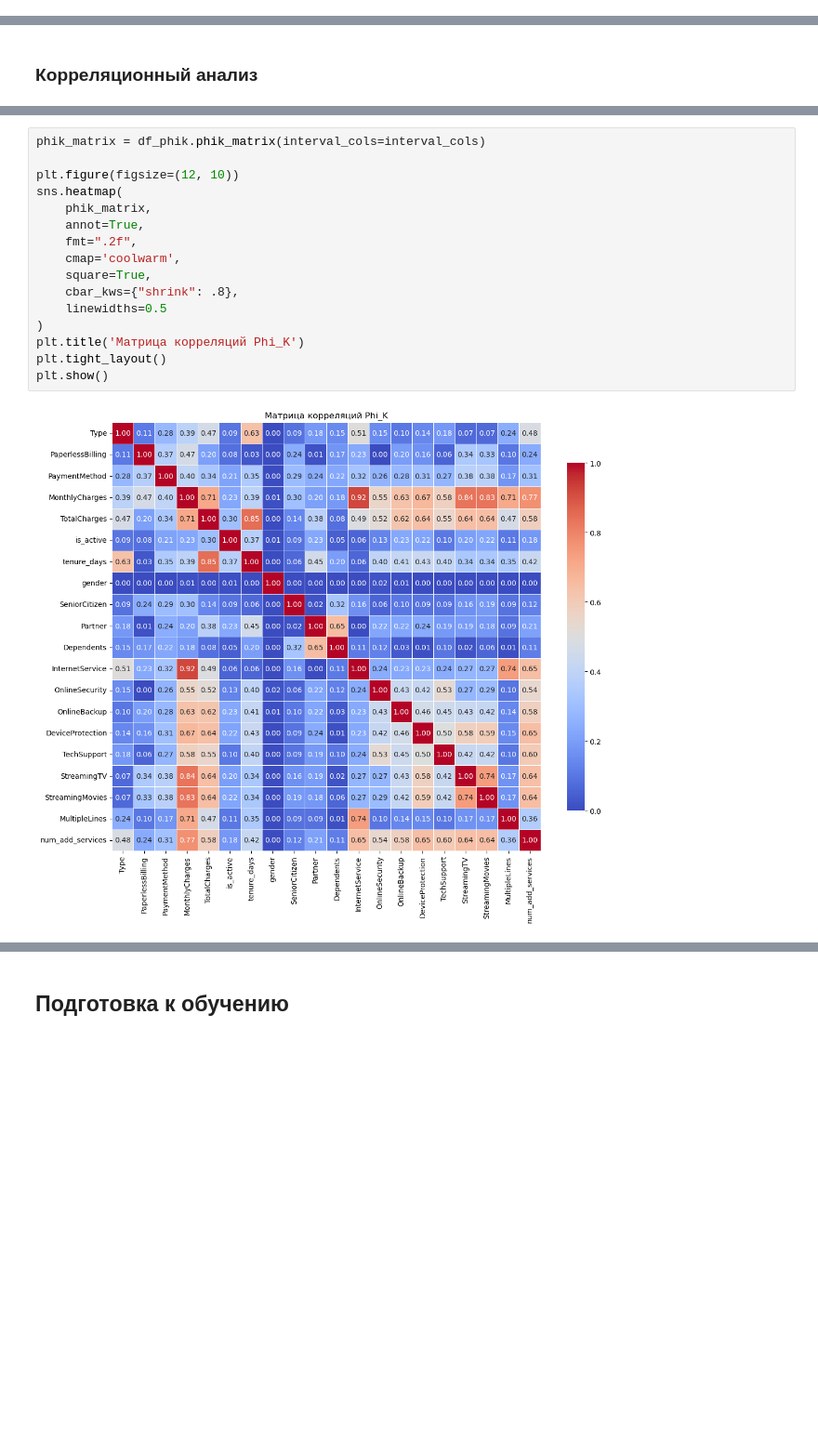
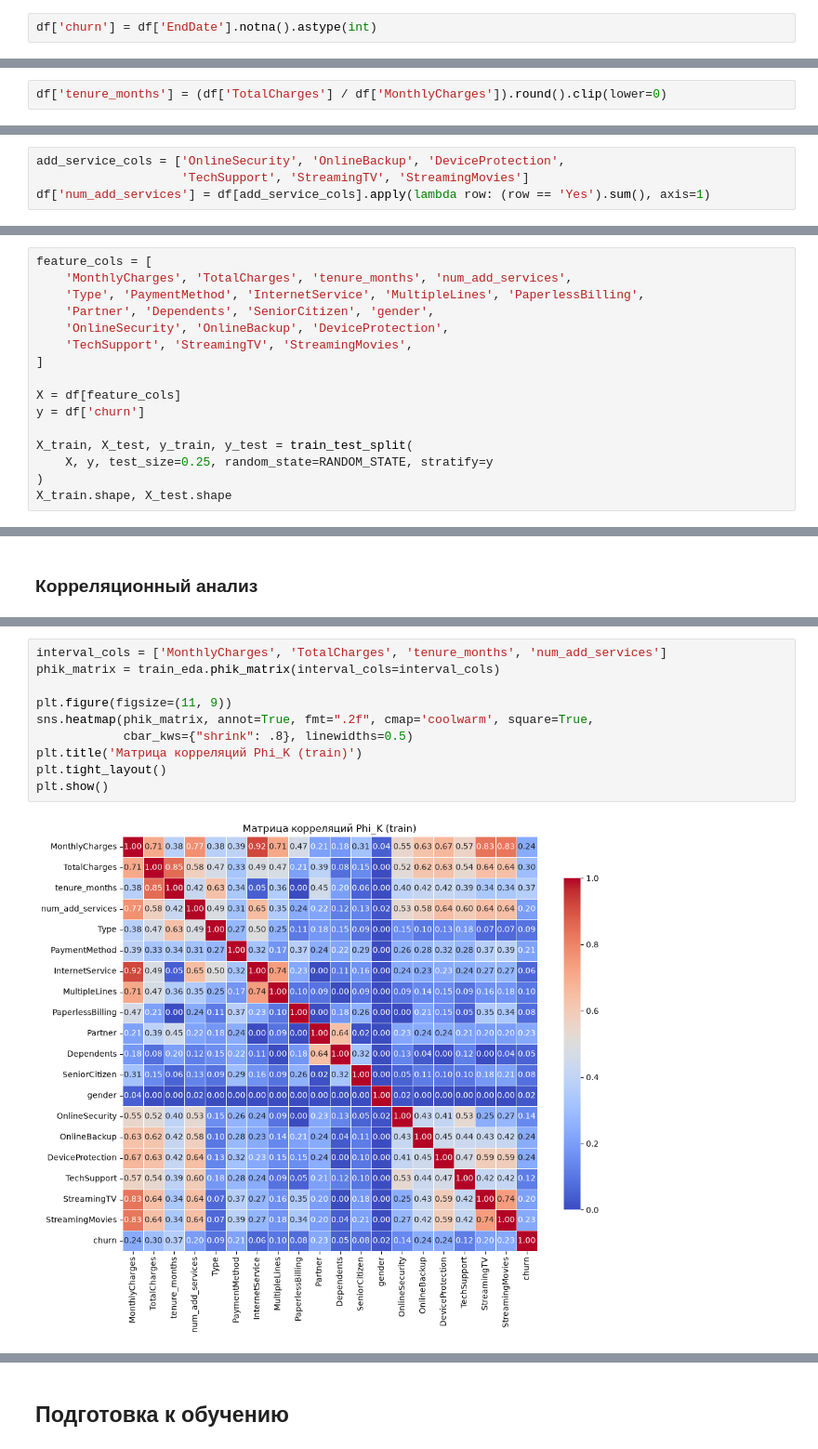
Before and after one commit to yapochinyu/portfolio, a Jupyter notebook: telecom-churn-prediction/analysis.ipynb, the cells around one changed output, grey strips where cells are left out. Shown at 93% size. Saved outputs shown, nothing was run; the diff lists cells and outputs as text; blank space fills up the shorter version.

```diff
--- a/telecom-churn-prediction/analysis.ipynb
+++ b/telecom-churn-prediction/analysis.ipynb
@@ -418,0 +387,2 @@ np.int64(0)
+# %%
+df['churn'] = df['EndDate'].notna().astype(int)
@@ -418,0 +409,2 @@ np.int64(0)
+# %%
+df['tenure_months'] = (df['TotalCharges'] / df['MonthlyCharges']).round().clip(lower=0)
@@ -418,0 +415,4 @@ np.int64(0)
+# %%
+add_service_cols = ['OnlineSecurity', 'OnlineBackup', 'DeviceProtection',
+                    'TechSupport', 'StreamingTV', 'StreamingMovies']
+df['num_add_services'] = df[add_service_cols].apply(lambda row: (row == 'Yes').sum(), axis=1)
@@ -418,0 +424,16 @@ np.int64(0)
+# %%
+feature_cols = [
+    'MonthlyCharges', 'TotalCharges', 'tenure_months', 'num_add_services',
+    'Type', 'PaymentMethod', 'InternetService', 'MultipleLines', 'PaperlessBilling',
+    'Partner', 'Dependents', 'SeniorCitizen', 'gender',
+    'OnlineSecurity', 'OnlineBackup', 'DeviceProtection',
+    'TechSupport', 'StreamingTV', 'StreamingMovies',
+]
+
+X = df[feature_cols]
+y = df['churn']
+
+X_train, X_test, y_train, y_test = train_test_split(
+    X, y, test_size=0.25, random_state=RANDOM_STATE, stratify=y
+)
+X_train.shape, X_test.shape
@@ -989,18 +507,12 @@ interval_cols = ['MonthlyCharges', 'TotalCharges', 'tenure_days']
 # %%
-phik_matrix = df_phik.phik_matrix(interval_cols=interval_cols)
+interval_cols = ['MonthlyCharges', 'TotalCharges', 'tenure_months', 'num_add_services']
+phik_matrix = train_eda.phik_matrix(interval_cols=interval_cols)
 
-plt.figure(figsize=(12, 10))
-sns.heatmap(
-    phik_matrix,
-    annot=True,
-    fmt=".2f",
-    cmap='coolwarm',
-    square=True,
-    cbar_kws={"shrink": .8},
-    linewidths=0.5
-)
-plt.title('Матрица корреляций Phi_K')
+plt.figure(figsize=(11, 9))
+sns.heatmap(phik_matrix, annot=True, fmt=".2f", cmap='coolwarm', square=True,
+            cbar_kws={"shrink": .8}, linewidths=0.5)
+plt.title('Матрица корреляций Phi_K (train)')
 plt.tight_layout()
 plt.show()
 # %% [output]
-[figure, old version]
+[figure, new version]
```
Also changed, not shown: parts of 218 cells of this notebook, 21 other files.
